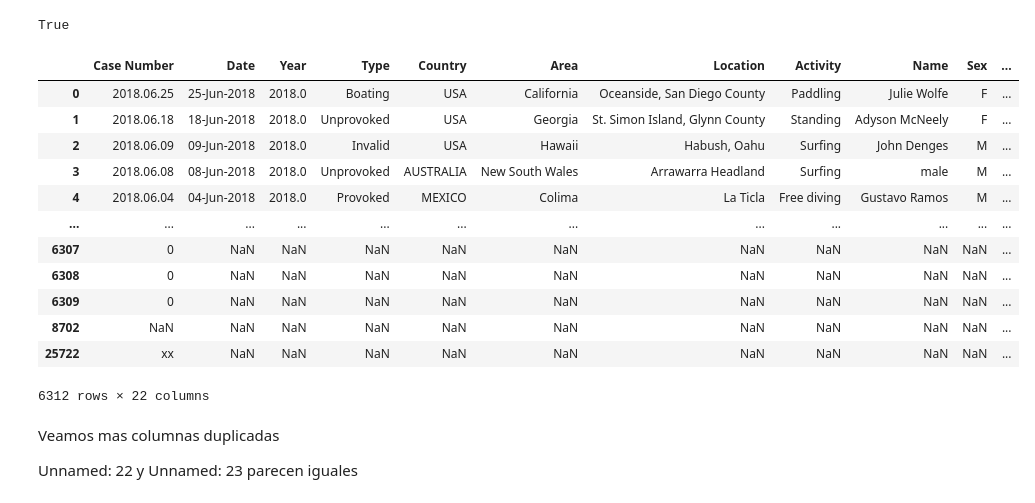
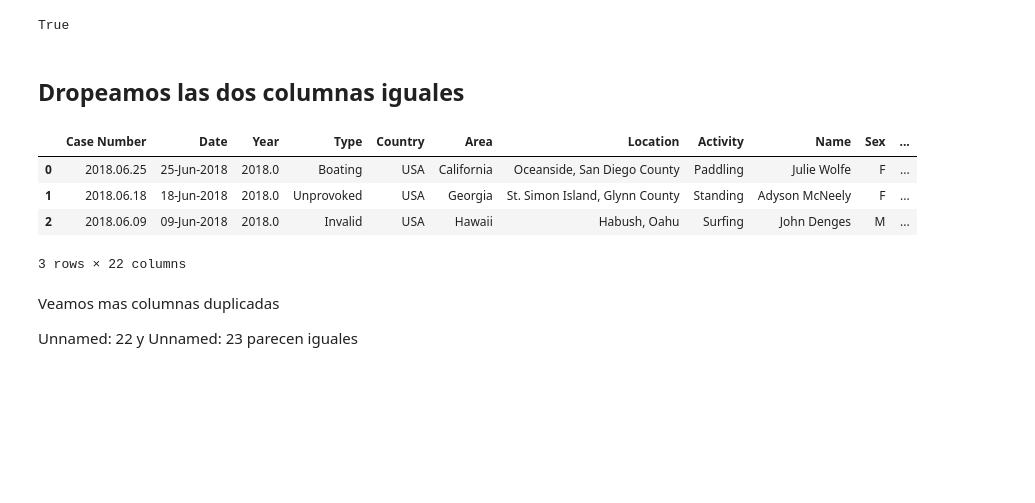
Before and after one commit to Sergio-Perez/data-cleaning-pandas, a Jupyter notebook: clean.ipynb, the cells around one changed output. Saved outputs shown, nothing was run; the diff lists cells and outputs as text; code cells hidden in the pictures; blank space fills up the shorter version.

```diff
--- a/clean.ipynb
+++ b/clean.ipynb
@@ -7,7 +7,7 @@ import pandas as pd
 import numpy as np
 import re
 # %%
-df = pd.read_csv("attacks.csv",encoding="latin1")
+df = pd.read_csv("./Output/attacks.csv",encoding="latin1")
 # %%
 print(df.shape)
 # %% [output]
@@ -114,4 +114,6 @@ True
 comparar (limpito["Case Number"],limpito["Case Number.2"])
 # %% [output]
 True
+# %% [markdown]
+## Dropeamos las dos columnas iguales
 # %%
@@ -120,21 +121,13 @@ d =["Case Number.2","Case Number.1"]
 e =["href formula","href"]
 limpito = limpito [limpito .columns.drop(d,e)]
 # %%
-limpito
+limpito.head(3)
 # %% [output]
 |  | Case Number | Date | Year | Type | Country | Area | Location | Activity | Name | Sex | ... |
 | 0 | 2018.06.25 | 25-Jun-2018 | 2018.0 | Boating | USA | California | Oceanside, San Diego County | Paddling | Julie Wolfe | F | ... |
 | 1 | 2018.06.18 | 18-Jun-2018 | 2018.0 | Unprovoked | USA | Georgia | St. Simon Island, Glynn County | Standing | Adyson McNeely | F | ... |
 | 2 | 2018.06.09 | 09-Jun-2018 | 2018.0 | Invalid | USA | Hawaii | Habush, Oahu | Surfing | John Denges | M | ... |
-| 3 | 2018.06.08 | 08-Jun-2018 | 2018.0 | Unprovoked | AUSTRALIA | New South Wales | Arrawarra Headland | Surfing | male | M | ... |
-| 4 | 2018.06.04 | 04-Jun-2018 | 2018.0 | Provoked | MEXICO | Colima | La Ticla | Free diving | Gustavo Ramos | M | ... |
-| ... | ... | ... | ... | ... | ... | ... | ... | ... | ... | ... | ... |
-| 6307 | 0 | NaN | NaN | NaN | NaN | NaN | NaN | NaN | NaN | NaN | ... |
-| 6308 | 0 | NaN | NaN | NaN | NaN | NaN | NaN | NaN | NaN | NaN | ... |
-| 6309 | 0 | NaN | NaN | NaN | NaN | NaN | NaN | NaN | NaN | NaN | ... |
-| 8702 | NaN | NaN | NaN | NaN | NaN | NaN | NaN | NaN | NaN | NaN | ... |
-| 25722 | xx | NaN | NaN | NaN | NaN | NaN | NaN | NaN | NaN | NaN | ... |
-6312 rows × 22 columns
+3 rows × 22 columns
 # %% [markdown]
 Veamos mas columnas duplicadas
 
```
Also changed, not shown: parts of 12 cells of this notebook, 3 other files.
